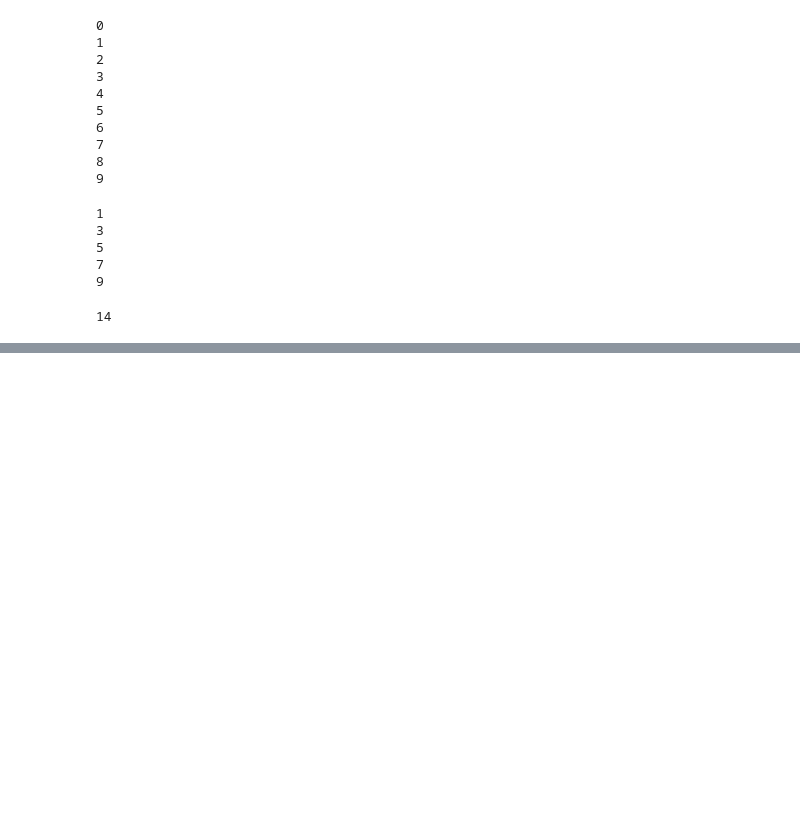
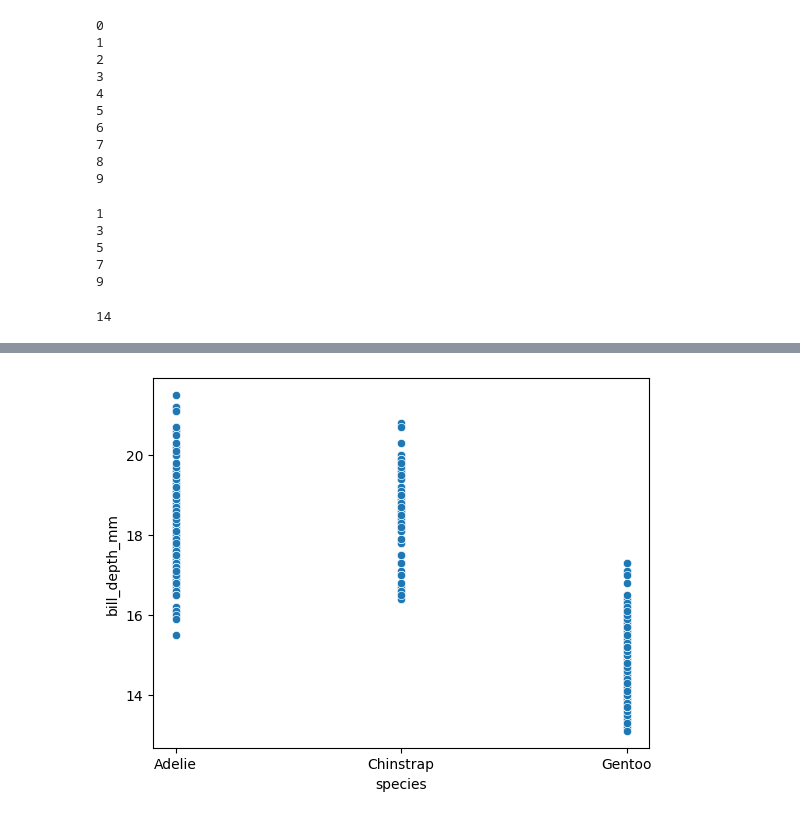
Before and after one commit to vishalshrma6168/ml2, a Jupyter notebook: Untitled.ipynb, the cells around one changed output, grey strips where cells are left out. Cells and saved outputs as stored; diff of their text form; code cells hidden in the pictures; blank space fills up the shorter version.

```diff
--- a/Untitled.ipynb
+++ b/Untitled.ipynb
@@ -1668,0 +1793,6 @@ sum(5,9)
+# %%
+sns.scatterplot(x=var.species,y=var.
+bill_depth_mm)
+plt.show()
+# %% [output]
+[figure, added]
```
Also changed, not shown: parts of 39 cells of this notebook, 1 other file.
